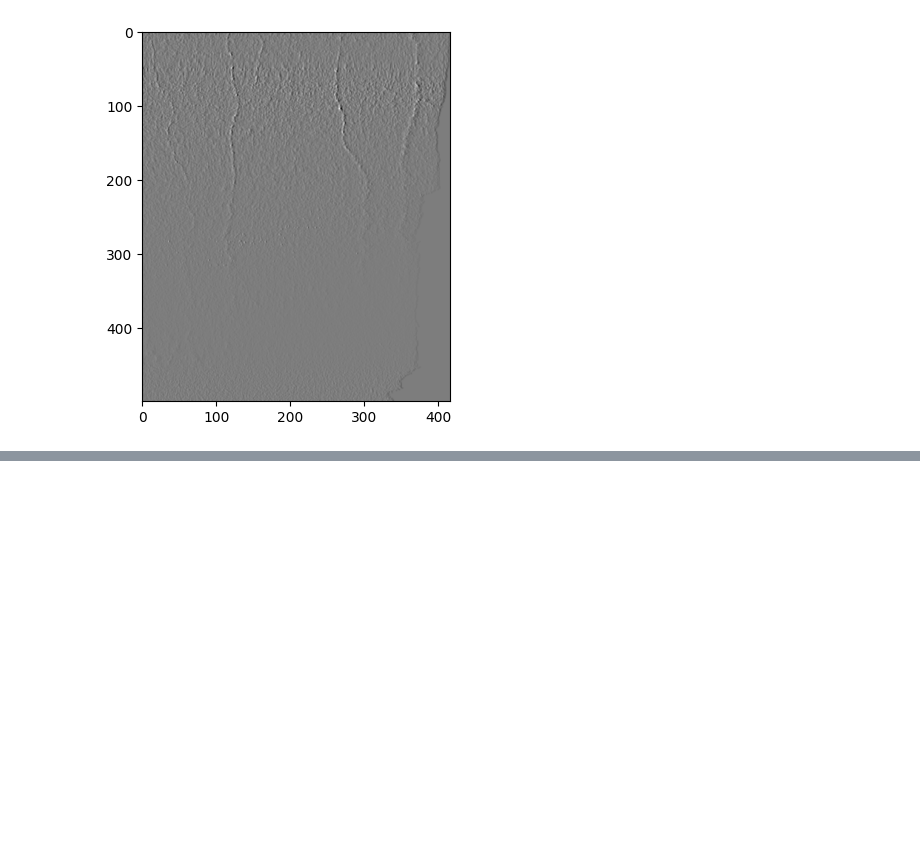
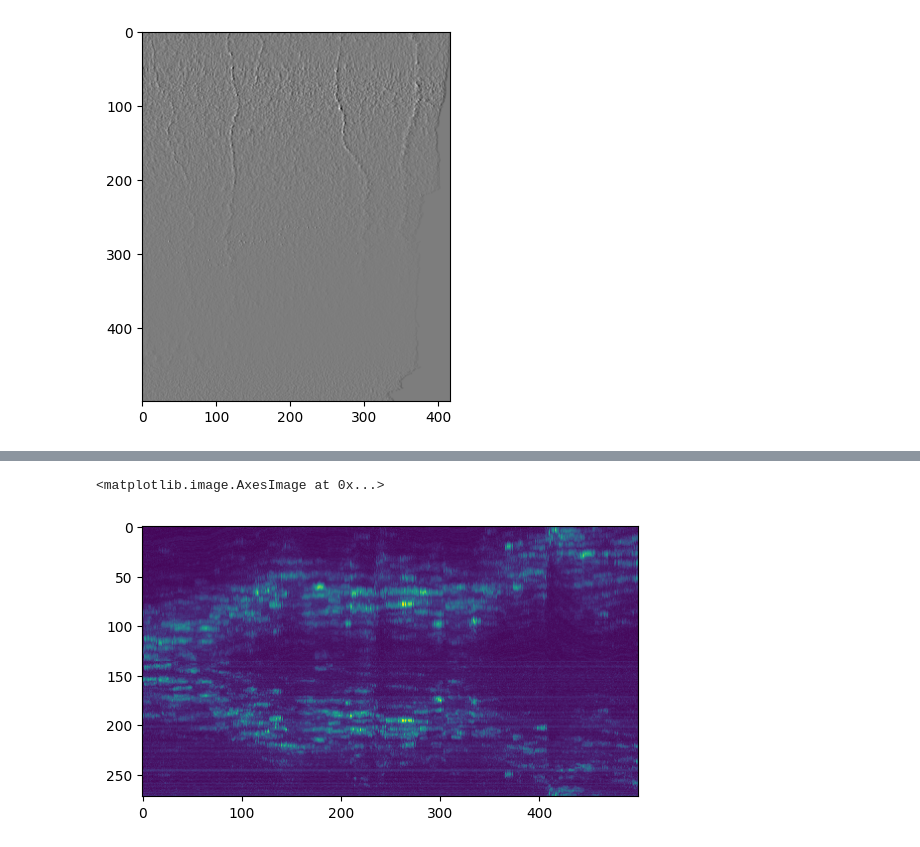
Before and after one commit to AKA2320/OCT_RA, a Jupyter notebook: volume_data/patrice_11_19_2024_timelapse/volume_eye_4.ipynb, the cells around one changed output, grey strips where cells are left out. Saved outputs shown, nothing was run; the diff lists cells and outputs as text; code cells hidden in the pictures; blank space fills up the shorter version.

```diff
--- a/volume_data/patrice_11_19_2024_timelapse/volume_eye_4.ipynb
+++ b/volume_data/patrice_11_19_2024_timelapse/volume_eye_4.ipynb
@@ -842,0 +835,5 @@ plt.imshow(min_max(sobel_v))
+# %%
+plt.imshow(np.vstack((min_max(test[UP_x:DOWN_x]),min_max(test[mir_UP_x:mir_DOWN_x]))))
+# %% [output]
+<matplotlib.image.AxesImage at 0x...>
+[figure, added]
```
Also changed, not shown: parts of 26 cells of this notebook.
